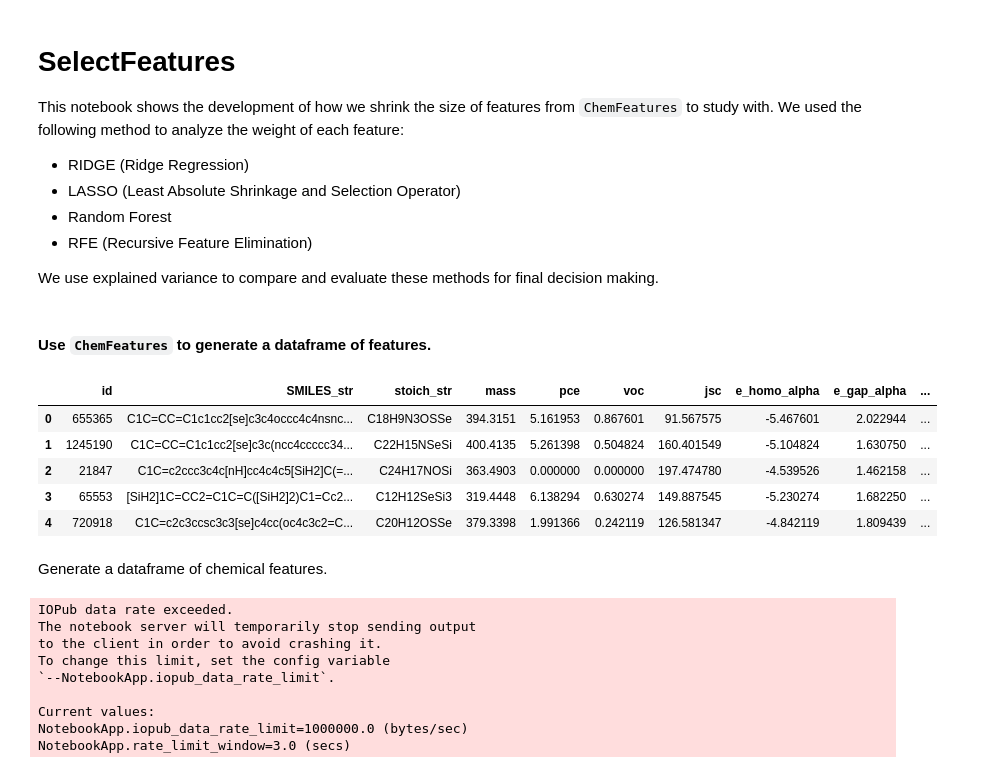
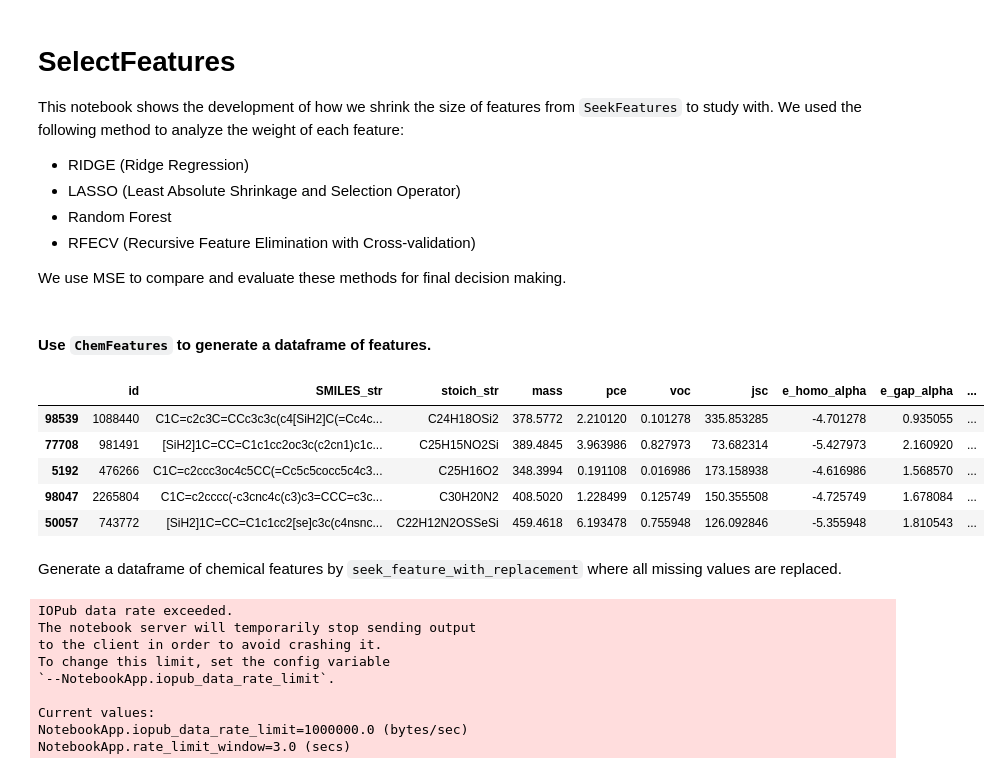
Before and after one commit to sjluozho/PV-Cell, a Jupyter notebook: PV_Cell/Data Cleaning/SelectFeatures_plt.ipynb, the cells around one changed output. Saved outputs shown, nothing was run; the diff lists cells and outputs as text; code cells hidden in the pictures.

```diff
--- a/PV_Cell/Data Cleaning/SelectFeatures_plt.ipynb
+++ b/PV_Cell/Data Cleaning/SelectFeatures_plt.ipynb
@@ -1,13 +1,13 @@
 # %% [markdown]
 # SelectFeatures
-This notebook shows the development of how we shrink the size of features from `ChemFeatures` to study with. We used the following method to analyze the weight of each feature:
+This notebook shows the development of how we shrink the size of features from `SeekFeatures` to study with. We used the following method to analyze the weight of each feature:
 
 * RIDGE (Ridge Regression)
 * LASSO (Least Absolute Shrinkage and Selection Operator)
 * Random Forest
-* RFE (Recursive Feature Elimination)
+* RFECV (Recursive Feature Elimination with Cross-validation)
 
-We use explained variance to compare and evaluate these methods for final decision making.<br>
+We use MSE to compare and evaluate these methods for final decision making.<br>
 # %% [markdown]
 #### Use ``ChemFeatures`` to generate a dataframe of features.
 # %%
@@ -23,16 +25,16 @@ import matplotlib.pyplot as plt
 # %%
 # Use 100K data for demonstration
 data = pd.read_csv('../Database/HCEPD_100K.csv')
-# Use first 50 data to illustrate the analysis
-data50 = data.head(50)
+# randomly choose 50 data to illustrate the analysis
+data50 = data.sample(frac=0.0005, replace=True, random_state=1)
 data50.head()
 # %% [output]
 |  | id | SMILES_str | stoich_str | mass | pce | voc | jsc | e_homo_alpha | e_gap_alpha | ... |
-| 0 | 655365 | C1C=CC=C1c1cc2[se]c3c4occc4c4nsnc... | C18H9N3OSSe | 394.3151 | 5.161953 | 0.867601 | 91.567575 | -5.467601 | 2.022944 | ... |
-| 1 | 1245190 | C1C=CC=C1c1cc2[se]c3c(ncc4ccccc34... | C22H15NSeSi | 400.4135 | 5.261398 | 0.504824 | 160.401549 | -5.104824 | 1.630750 | ... |
-| 2 | 21847 | C1C=c2ccc3c4c[nH]cc4c4c5[SiH2]C(=... | C24H17NOSi | 363.4903 | 0.000000 | 0.000000 | 197.474780 | -4.539526 | 1.462158 | ... |
-| 3 | 65553 | [SiH2]1C=CC2=C1C=C([SiH2]2)C1=Cc2... | C12H12SeSi3 | 319.4448 | 6.138294 | 0.630274 | 149.887545 | -5.230274 | 1.682250 | ... |
-| 4 | 720918 | C1C=c2c3ccsc3c3[se]c4cc(oc4c3c2=C... | C20H12OSSe | 379.3398 | 1.991366 | 0.242119 | 126.581347 | -4.842119 | 1.809439 | ... |
+| 98539 | 1088440 | C1C=c2c3C=CCc3c3c(c4[SiH2]C(=Cc4c... | C24H18OSi2 | 378.5772 | 2.210120 | 0.101278 | 335.853285 | -4.701278 | 0.935055 | ... |
+| 77708 | 981491 | [SiH2]1C=CC=C1c1cc2oc3c(c2cn1)c1c... | C25H15NO2Si | 389.4845 | 3.963986 | 0.827973 | 73.682314 | -5.427973 | 2.160920 | ... |
+| 5192 | 476266 | C1C=c2ccc3oc4c5CC(=Cc5c5cocc5c4c3... | C25H16O2 | 348.3994 | 0.191108 | 0.016986 | 173.158938 | -4.616986 | 1.568570 | ... |
+| 98047 | 2265804 | C1C=c2cccc(-c3cnc4c(c3)c3=CCC=c3c... | C30H20N2 | 408.5020 | 1.228499 | 0.125749 | 150.355508 | -4.725749 | 1.678084 | ... |
+| 50057 | 743772 | [SiH2]1C=CC=C1c1cc2[se]c3c(c4nsnc... | C22H12N2OSSeSi | 459.4618 | 6.193478 | 0.755948 | 126.092846 | -5.355948 | 1.810543 | ... |
 # %% [markdown]
-Generate a dataframe of chemical features.
+Generate a dataframe of chemical features by `seek_feature_with_replacement` where all missing values are replaced.
 # %%
```
Also changed, not shown: parts of 55 cells of this notebook, 4 other files.
